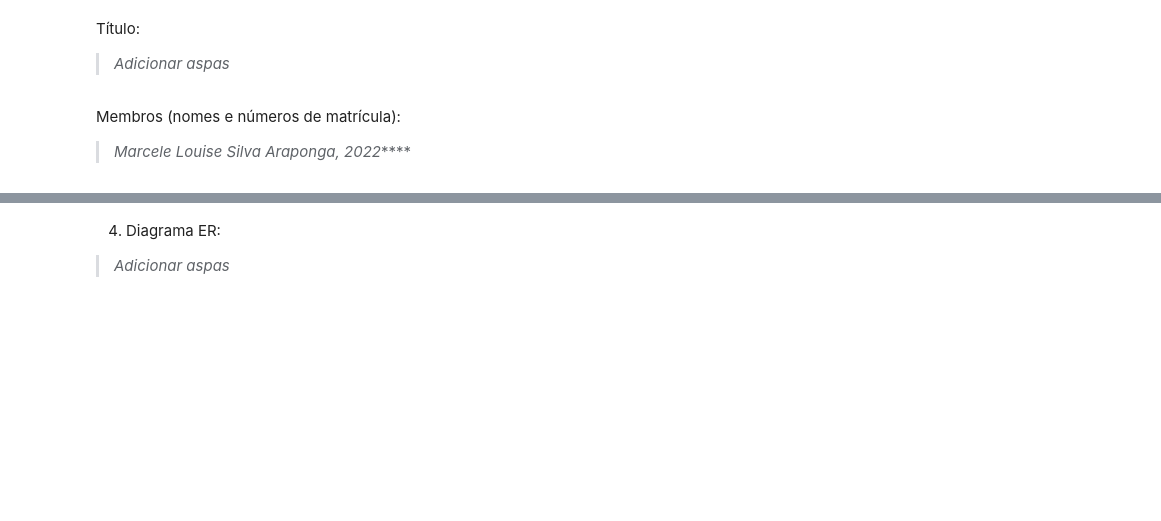
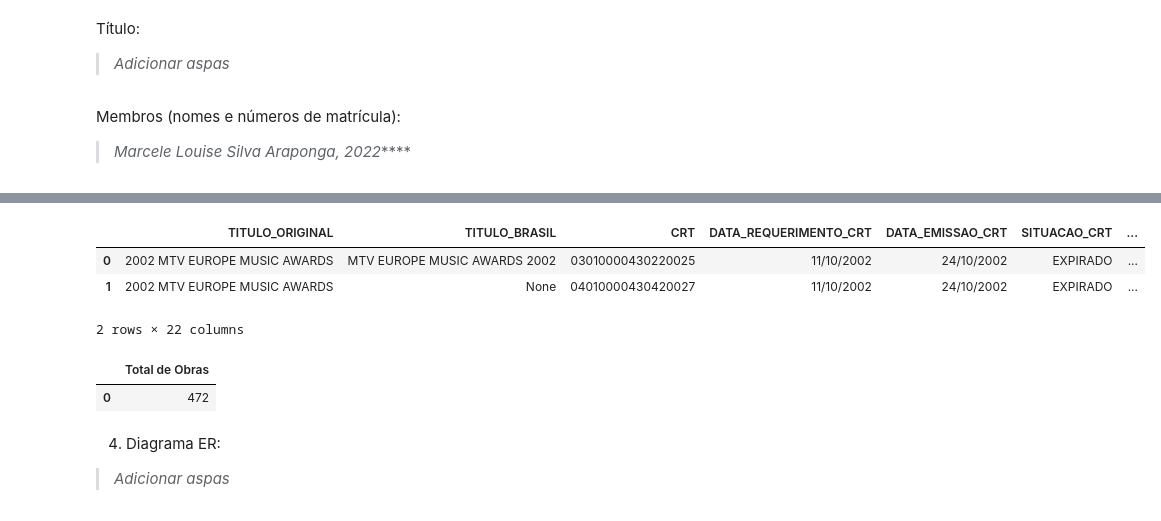
Before and after one commit to MarceleLouiseSAra/TPs-IBD, a Jupyter notebook: TP2.ipynb, the cells around one changed output, grey strips where cells are left out. Saved outputs shown, nothing was run; the diff lists cells and outputs as text; code cells hidden in the pictures; blank space fills up the shorter version.

```diff
--- a/TP2.ipynb
+++ b/TP2.ipynb
@@ -188,3 +264,27 @@ cur.execute('PRAGMA journal_mode = DELETE')
+# %%
+# peek into some data
+
+# first rows -- analogous to pandas' head()
+fetch('SELECT * FROM Source ORDER BY "index" ASC LIMIT 2', conn)
+
+# last rows -- analogous to pandas' tail()
+#fetch('SELECT * FROM Source ORDER BY "index" DESC LIMIT 2', conn)
+
+# random rows -- analogous to pandas' sample()
+#fetch('SELECT * FROM Source ORDER BY random() LIMIT 5', conn)
+# %% [output]
+|  | TITULO_ORIGINAL | TITULO_BRASIL | CRT | DATA_REQUERIMENTO_CRT | DATA_EMISSAO_CRT | SITUACAO_CRT | ... |
+| 0 | 2002 MTV EUROPE MUSIC AWARDS | MTV EUROPE MUSIC AWARDS 2002 | 03010000430220025 | 11/10/2002 | 24/10/2002 | EXPIRADO | ... |
+| 1 | 2002 MTV EUROPE MUSIC AWARDS | None | 04010000430420027 | 11/10/2002 | 24/10/2002 | EXPIRADO | ... |
+2 rows × 22 columns
+# %%
+fetch('''
+SELECT COUNT(*) AS "Total de Obras"
+FROM Source
+''', conn)
+# %% [output]
+|  | Total de Obras |
+| 0 | 472 |
 # %% [markdown]
 4) Diagrama ER:
 
```
Also changed, not shown: parts of 7 cells of this notebook.
